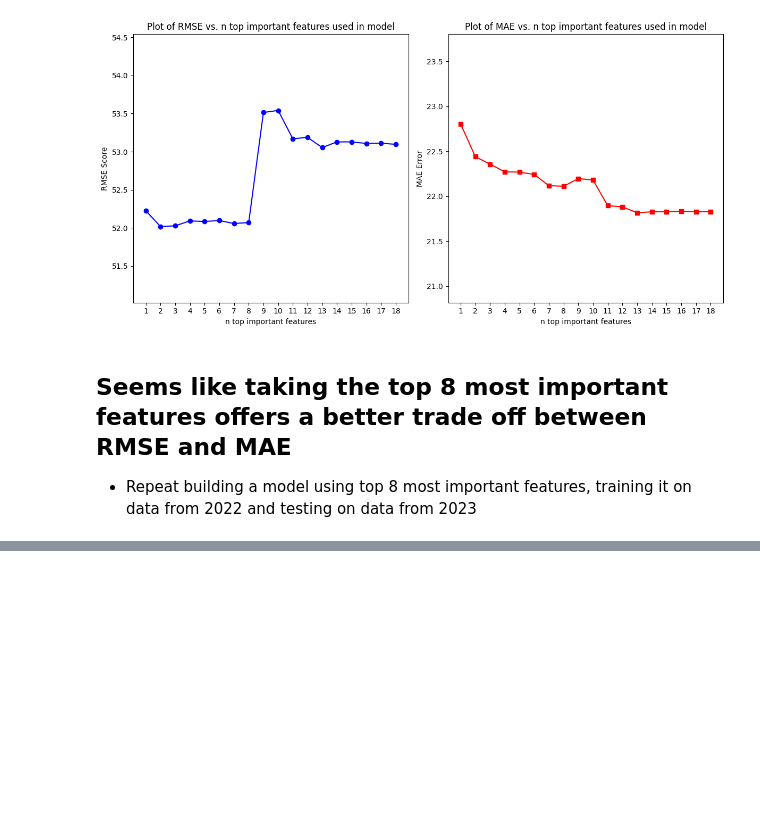
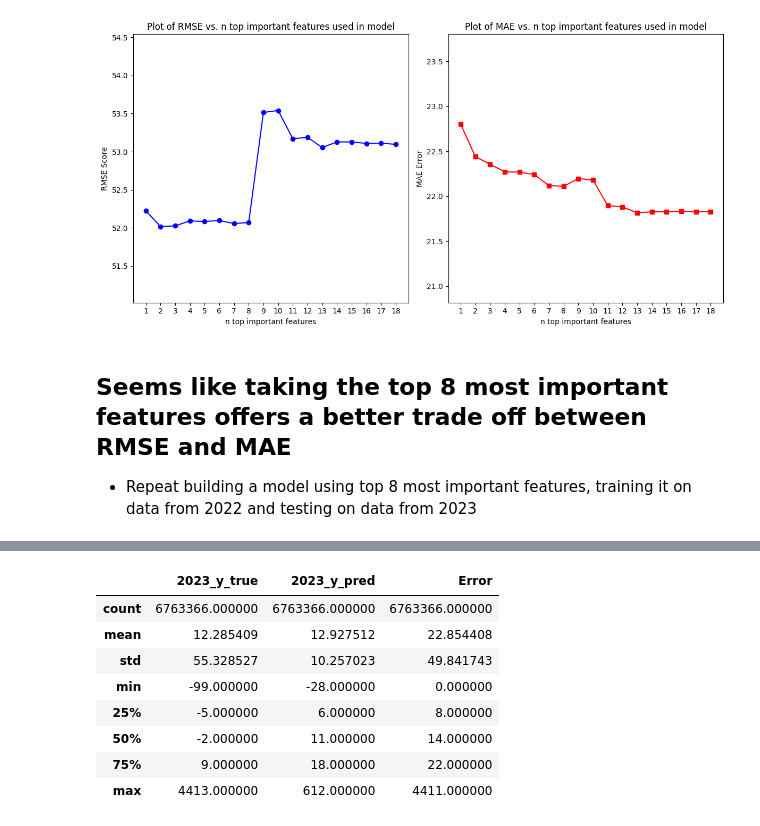
Before and after one commit to MohammedGuniem/Prediction-of-On-time-Flight-Performance, a Jupyter notebook: notebooks/XGBoost Regressor.ipynb, the cells around one changed output, grey strips where cells are left out. Drawn from its saved outputs; the diff is of its cells as text; code cells hidden in the pictures; blank space fills up the shorter version.

```diff
--- a/notebooks/XGBoost Regressor.ipynb
+++ b/notebooks/XGBoost Regressor.ipynb
@@ -459,0 +465,9 @@ Best number of trees: 1039
+# %%
+model = xgb.XGBRegressor(
+    n_estimators=227,
+    enable_categorical=True,
+    objective='reg:squarederror',
+    random_state=123
+)
+
+model.fit(training_df[important_features[0:7]].values, training_df[target].values)
@@ -460,6 +486,6 @@ Best number of trees: 1039
 # %%
 y_test_true = testing_df[target].values
-y_test_pred = model.predict(testing_df[features[0:7]])
+y_test_pred = model.predict(testing_df[important_features[0:7]].values)
 
 rmse_test_score = rmse(y_test_true, y_test_pred)
 mae_test_score = mean_absolute_error(y_test_true, y_test_pred)
@@ -472,9 +497,0 @@ Training on 2022, Testing on 2023: Mean Absolute Error: 27.173486184894603
-# %%
-y_test_true = testing_df[target].values
-y_test_pred = model.predict(testing_df[features[0:7]])
-
-rmse_test_score = rmse(y_test_true, y_test_pred)
-mae_test_score = mean_absolute_error(y_test_true, y_test_pred)
-
-print(f"Training on 2022, Testing on 2023: Root Mean Squared Error: {rmse_test_score}")
-print(f"Training on 2022, Testing on 2023: Mean Absolute Error: {mae_test_score}")
@@ -483,0 +500,15 @@ Training on 2022, Testing on 2023: Mean Absolute Error: 25.62830023090609
+# %%
+testing_error_df = pd.DataFrame({'2023_y_true': y_test_true, '2023_y_pred': y_test_pred})
+testing_error_df['Error'] = round(abs(testing_error_df['2023_y_true'] - testing_error_df['2023_y_pred']))
+pd.set_option('display.float_format', '{:.6f}'.format)
+display(testing_error_df.describe())
+# %% [output]
+|  | 2023_y_true | 2023_y_pred | Error |
+| count | 6763366.000000 | 6763366.000000 | 6763366.000000 |
+| mean | 12.285409 | 12.927512 | 22.854408 |
+| std | 55.328527 | 10.257023 | 49.841743 |
+| min | -99.000000 | -28.000000 | 0.000000 |
+| 25% | -5.000000 | 6.000000 | 8.000000 |
+| 50% | -2.000000 | 11.000000 | 14.000000 |
+| 75% | 9.000000 | 18.000000 | 22.000000 |
+| max | 4413.000000 | 612.000000 | 4411.000000 |
```
Also changed, not shown: parts of 22 cells of this notebook.
